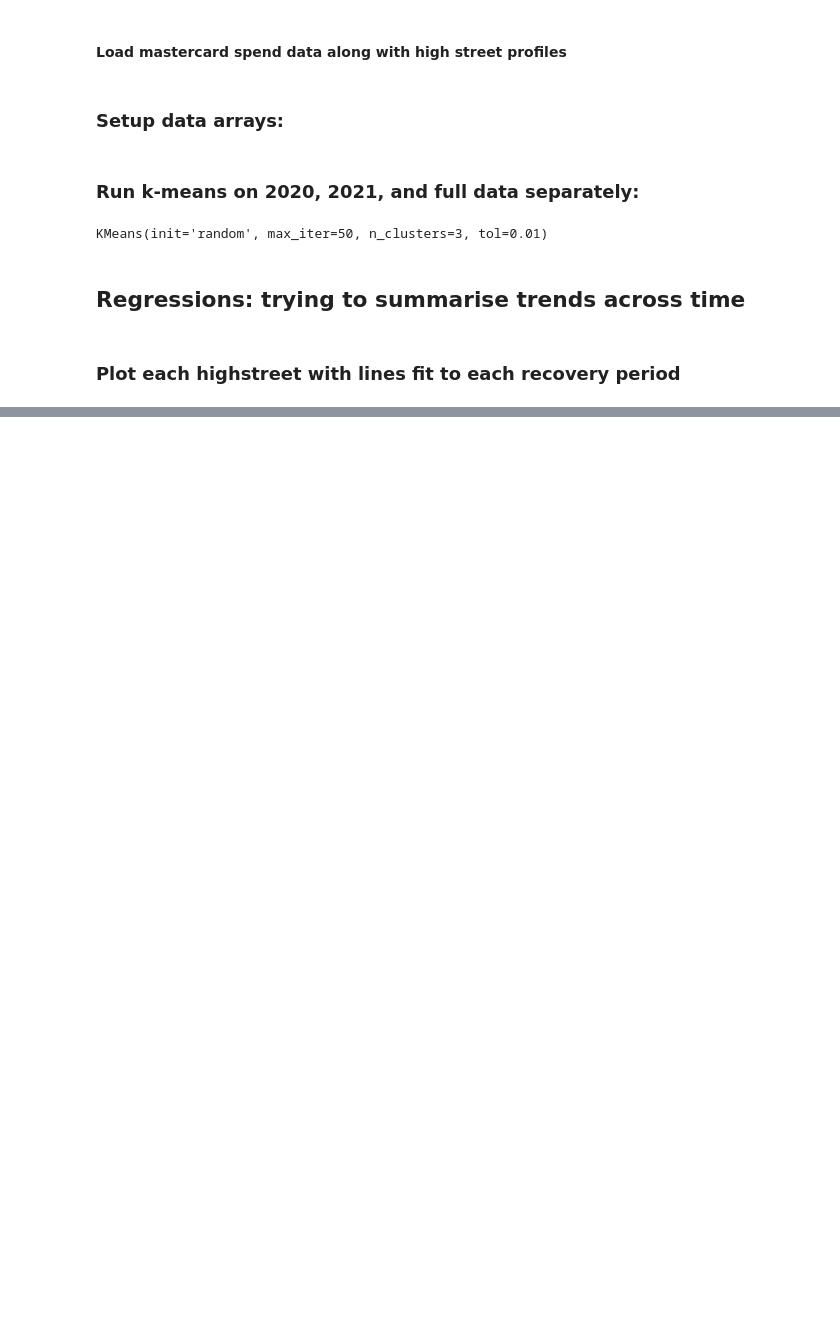
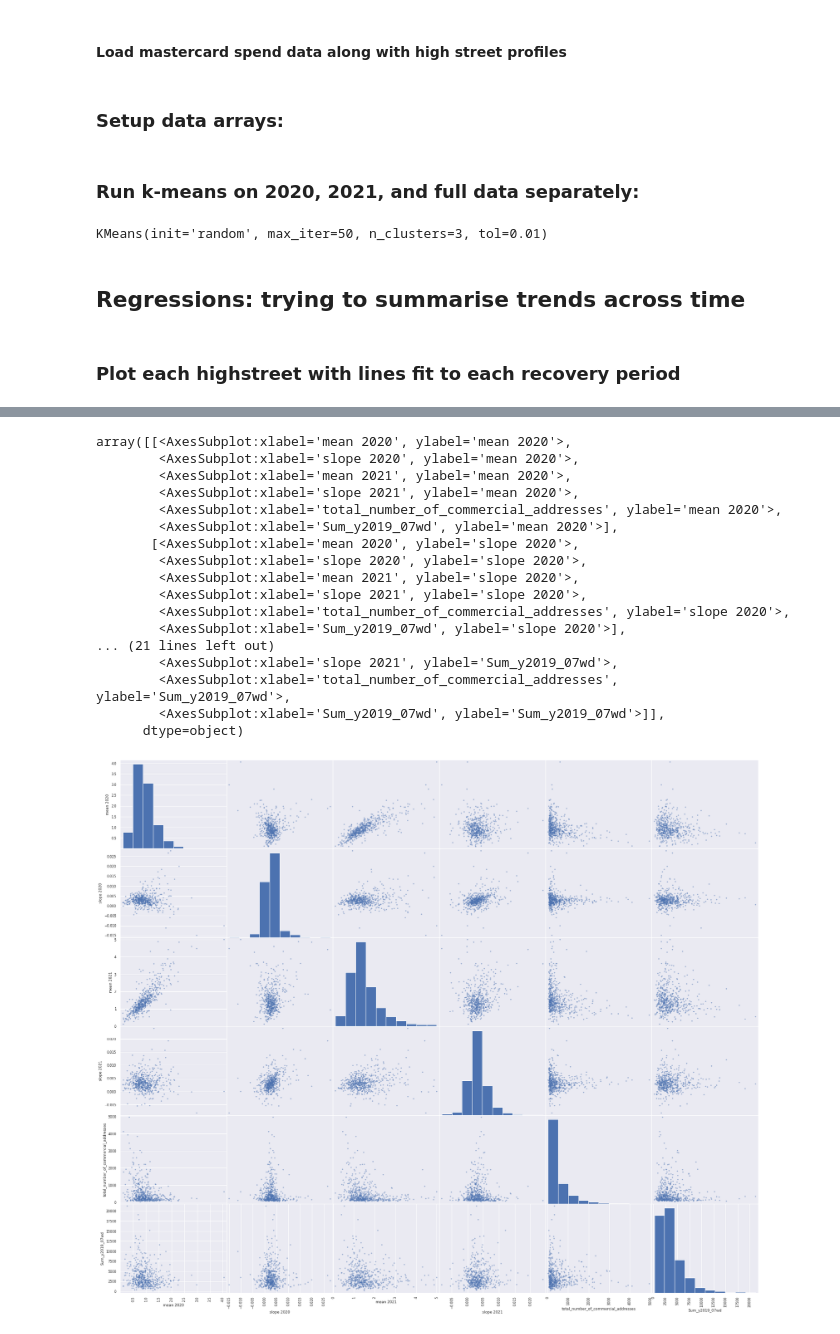
Before and after one commit to Greater-London-Authority/highstreets, a Jupyter notebook: highstreets/notebooks/exploratory/0.3-cd-hs_regressions.ipynb, the cells around one changed output, grey strips where cells are left out. Cells and saved outputs as stored; diff of their text form; code cells hidden in the pictures; blank space fills up the shorter version.

```diff
--- a/highstreets/notebooks/exploratory/0.3-cd-hs_regressions.ipynb
+++ b/highstreets/notebooks/exploratory/0.3-cd-hs_regressions.ipynb
@@ -115,0 +136,3 @@ executing.executing.NotOneValueFound: Expected one value, found 0
+# %%
+stats = mhsd.append_profile_features(hsp, data_2020_full, data_2021, reg_model)
+stats.head()
@@ -115,0 +148,24 @@ executing.executing.NotOneValueFound: Expected one value, found 0
+# %%
+vars = ['mean 2020','slope 2020','mean 2021','slope 2021','total_number_of_commercial_addresses','Sum_y2019_07wd']
+pd.plotting.scatter_matrix(stats[vars], figsize=(28,24))
+filename = 'stats-scatter-matrix.pdf'
+plt.savefig(PROJECT_ROOT + '/reports/figures/' + filename)
+# %% [output]
+array([[<AxesSubplot:xlabel='mean 2020', ylabel='mean 2020'>,
+        <AxesSubplot:xlabel='slope 2020', ylabel='mean 2020'>,
+        <AxesSubplot:xlabel='mean 2021', ylabel='mean 2020'>,
+        <AxesSubplot:xlabel='slope 2021', ylabel='mean 2020'>,
+        <AxesSubplot:xlabel='total_number_of_commercial_addresses', ylabel='mean 2020'>,
+        <AxesSubplot:xlabel='Sum_y2019_07wd', ylabel='mean 2020'>],
+       [<AxesSubplot:xlabel='mean 2020', ylabel='slope 2020'>,
+        <AxesSubplot:xlabel='slope 2020', ylabel='slope 2020'>,
+        <AxesSubplot:xlabel='mean 2021', ylabel='slope 2020'>,
+        <AxesSubplot:xlabel='slope 2021', ylabel='slope 2020'>,
+        <AxesSubplot:xlabel='total_number_of_commercial_addresses', ylabel='slope 2020'>,
+        <AxesSubplot:xlabel='Sum_y2019_07wd', ylabel='slope 2020'>],
+... (21 lines left out)
+        <AxesSubplot:xlabel='slope 2021', ylabel='Sum_y2019_07wd'>,
+        <AxesSubplot:xlabel='total_number_of_commercial_addresses', ylabel='Sum_y2019_07wd'>,
+        <AxesSubplot:xlabel='Sum_y2019_07wd', ylabel='Sum_y2019_07wd'>]],
+      dtype=object)
+[figure, added]
```
Also changed, not shown: parts of 8 cells of this notebook, 7 other files.
